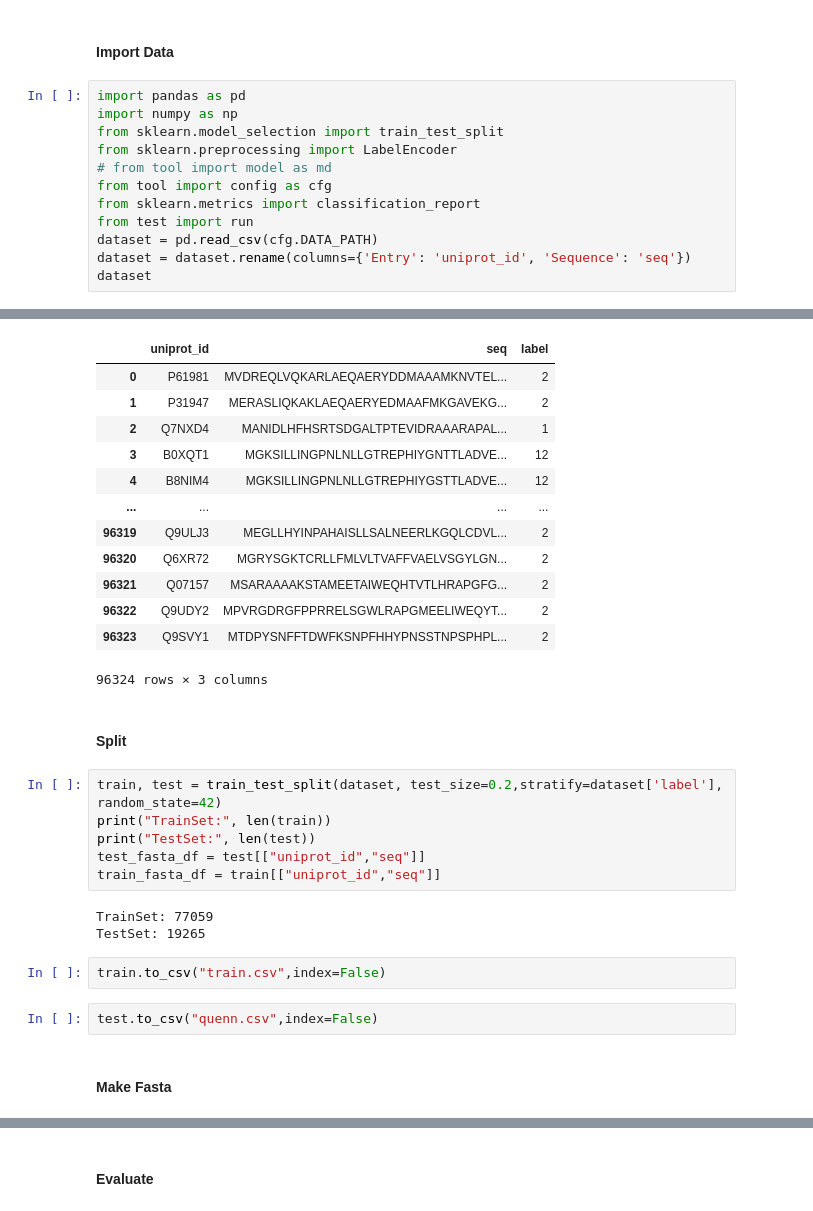
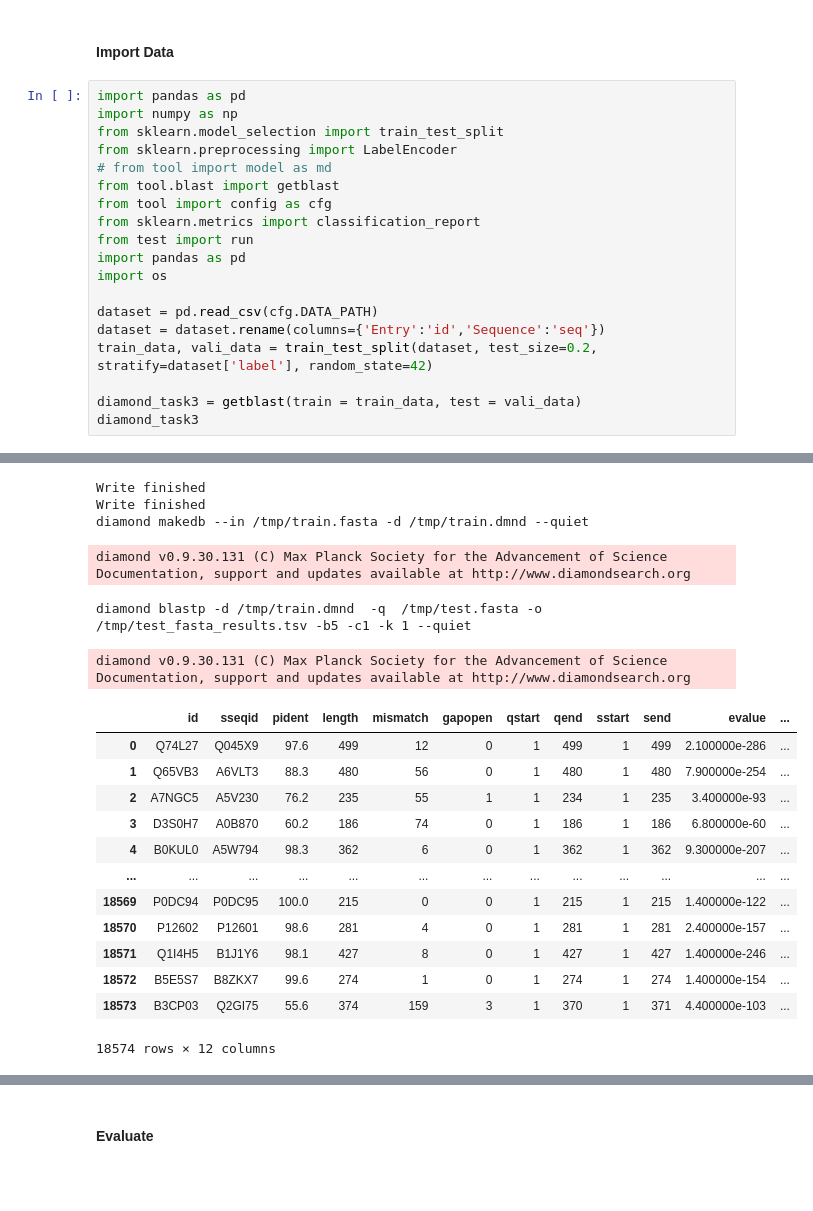
Before and after one commit to tibbdc/DeepSub, a Jupyter notebook: 04_Blastp.ipynb, the cells around one changed output, grey strips where cells are left out. Cells and saved outputs as stored; diff of their text form; blank space fills up the shorter version.

```diff
--- a/04_Blastp.ipynb
+++ b/04_Blastp.ipynb
@@ -6,10 +6,17 @@ import numpy as np
 from sklearn.model_selection import train_test_split
 from sklearn.preprocessing import LabelEncoder
 # from tool import model as md
+from tool.blast import getblast
 from tool import config as cfg
 from sklearn.metrics import classification_report
 from test import run
+import pandas as pd
+import os
+
 dataset = pd.read_csv(cfg.DATA_PATH)
-dataset = dataset.rename(columns={'Entry': 'uniprot_id', 'Sequence': 'seq'})
-dataset
+dataset = dataset.rename(columns={'Entry':'id','Sequence':'seq'})
+train_data, vali_data = train_test_split(dataset, test_size=0.2, stratify=dataset['label'], random_state=42)
+
+diamond_task3 = getblast(train = train_data, test = vali_data)
+diamond_task3
 # %% [output]
@@ -22,30 +29,21 @@ To enable the following instructions: AVX2 AVX512F FMA, in other operations, reb
+Write finished
+Write finished
+diamond makedb --in /tmp/train.fasta -d /tmp/train.dmnd --quiet
+diamond v0.9.30.131 (C) Max Planck Society for the Advancement of Science
+Documentation, support and updates available at http://www.diamondsearch.org
+diamond blastp -d /tmp/train.dmnd  -q  /tmp/test.fasta -o /tmp/test_fasta_results.tsv -b5 -c1 -k 1 --quiet
+diamond v0.9.30.131 (C) Max Planck Society for the Advancement of Science
+Documentation, support and updates available at http://www.diamondsearch.org
-|  | uniprot_id | seq | label |
-| 0 | P61981 | MVDREQLVQKARLAEQAERYDDMAAAMKNVTEL... | 2 |
-| 1 | P31947 | MERASLIQKAKLAEQAERYEDMAAFMKGAVEKG... | 2 |
-| 2 | Q7NXD4 | MANIDLHFHSRTSDGALTPTEVIDRAAARAPAL... | 1 |
-| 3 | B0XQT1 | MGKSILLINGPNLNLLGTREPHIYGNTTLADVE... | 12 |
-| 4 | B8NIM4 | MGKSILLINGPNLNLLGTREPHIYGSTTLADVE... | 12 |
-| ... | ... | ... | ... |
-| 96319 | Q9ULJ3 | MEGLLHYINPAHAISLLSALNEERLKGQLCDVL... | 2 |
-| 96320 | Q6XR72 | MGRYSGKTCRLLFMLVLTVAFFVAELVSGYLGN... | 2 |
-| 96321 | Q07157 | MSARAAAAKSTAMEETAIWEQHTVTLHRAPGFG... | 2 |
-| 96322 | Q9UDY2 | MPVRGDRGFPPRRELSGWLRAPGMEELIWEQYT... | 2 |
-| 96323 | Q9SVY1 | MTDPYSNFFTDWFKSNPFHHYPNSSTNPSPHPL... | 2 |
+|  | id | sseqid | pident | length | mismatch | gapopen | qstart | qend | sstart | send | evalue | ... |
+| 0 | Q74L27 | Q045X9 | 97.6 | 499 | 12 | 0 | 1 | 499 | 1 | 499 | 2.100000e-286 | ... |
+| 1 | Q65VB3 | A6VLT3 | 88.3 | 480 | 56 | 0 | 1 | 480 | 1 | 480 | 7.900000e-254 | ... |
+| 2 | A7NGC5 | A5V230 | 76.2 | 235 | 55 | 1 | 1 | 234 | 1 | 235 | 3.400000e-93 | ... |
+| 3 | D3S0H7 | A0B870 | 60.2 | 186 | 74 | 0 | 1 | 186 | 1 | 186 | 6.800000e-60 | ... |
+| 4 | B0KUL0 | A5W794 | 98.3 | 362 | 6 | 0 | 1 | 362 | 1 | 362 | 9.300000e-207 | ... |
+| ... | ... | ... | ... | ... | ... | ... | ... | ... | ... | ... | ... | ... |
+| 18569 | P0DC94 | P0DC95 | 100.0 | 215 | 0 | 0 | 1 | 215 | 1 | 215 | 1.400000e-122 | ... |
+| 18570 | P12602 | P12601 | 98.6 | 281 | 4 | 0 | 1 | 281 | 1 | 281 | 2.400000e-157 | ... |
+| 18571 | Q1I4H5 | B1J1Y6 | 98.1 | 427 | 8 | 0 | 1 | 427 | 1 | 427 | 1.400000e-246 | ... |
+| 18572 | B5E5S7 | B8ZKX7 | 99.6 | 274 | 1 | 0 | 1 | 274 | 1 | 274 | 1.400000e-154 | ... |
+| 18573 | B3CP03 | Q2GI75 | 55.6 | 374 | 159 | 3 | 1 | 370 | 1 | 371 | 4.400000e-103 | ... |
-96324 rows × 3 columns
+18574 rows × 12 columns
-# %% [markdown]
-#### Split
-# %%
-train, test = train_test_split(dataset, test_size=0.2,stratify=dataset['label'], random_state=42)
-print("TrainSet:", len(train))
-print("TestSet:", len(test))
-test_fasta_df = test[["uniprot_id","seq"]]
-train_fasta_df = train[["uniprot_id","seq"]]
-# %% [output]
-TrainSet: 77059
-TestSet: 19265
-# %%
-train.to_csv("train.csv",index=False)
-# %%
-test.to_csv("quenn.csv",index=False)
-# %% [markdown]
-#### Make Fasta
```
Also changed, not shown: parts of 12 cells of this notebook, 9 other files.
